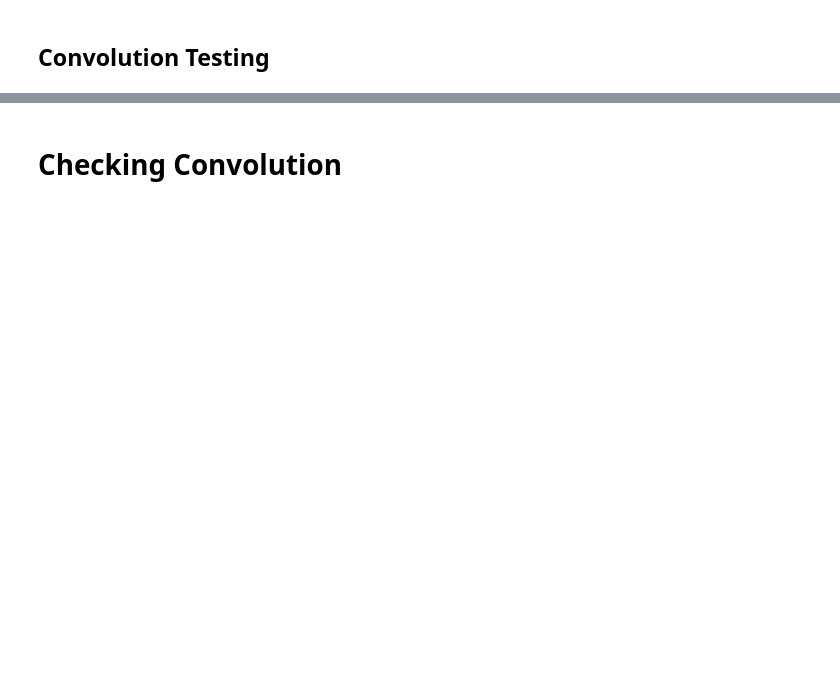
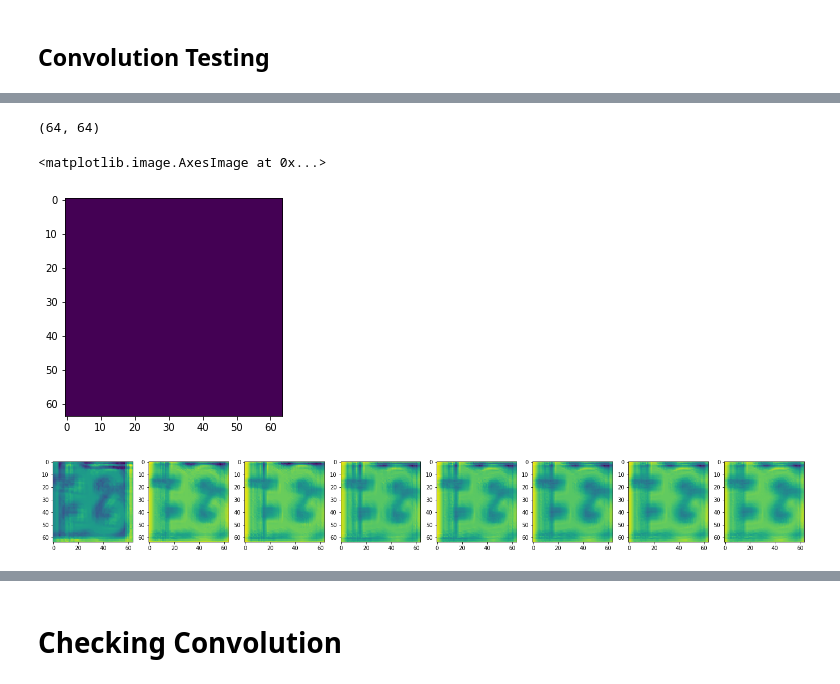
Before and after one commit to jessicacb12/final-project-digital-watermarking, a Jupyter notebook: CNN Testing.ipynb, the cells around one changed output, grey strips where cells are left out. Drawn from its saved outputs; the diff is of its cells as text; code cells hidden in the pictures; blank space fills up the shorter version.

```diff
--- a/CNN Testing.ipynb
+++ b/CNN Testing.ipynb
@@ -59 +43,20 @@ from watermarking import forward, cnn
+# %%
+norm_image = []
+for row in result:
+    norm_row = []
+    for _px in row:
+        norm_row.append(float(round(_px)))
+    norm_image.append(norm_row)
+# norm_image2 = []
+# for row in attacked:
+#     norm_row = []
+#     for _px in row:
+#         norm_row.append(float(round(_px)))
+#     norm_image2.append(norm_row)
+# norm_image3 = []
+# for row in attacked2:
+#     norm_row = []
+#     for _px in row:
+#         norm_row.append(float(round(_px)))
+#     norm_image3.append(norm_row)
 # %%
@@ -64,0 +75,2 @@ image, _ = forward.Forward(
+# %%
+result = f.run()
@@ -64,0 +87,9 @@ image, _ = forward.Forward(
+# %%
+array(result).shape
+# %% [output]
+(64, 64)
+# %%
+plt.imshow(result)
+# %% [output]
+<matplotlib.image.AxesImage at 0x...>
+[figure, added]
@@ -64,0 +104,7 @@ image, _ = forward.Forward(
+# %%
+fig = plt.figure(figsize=(50, 50))
+for i in range(len(conved_images[0])):
+    sub = fig.add_subplot(2, 16, i + 1)
+    sub.imshow(conved_images[0][i], interpolation='nearest')
+# %% [output]
+[figure, added]
```
Also changed, not shown: parts of 77 cells of this notebook, 10 other files.
